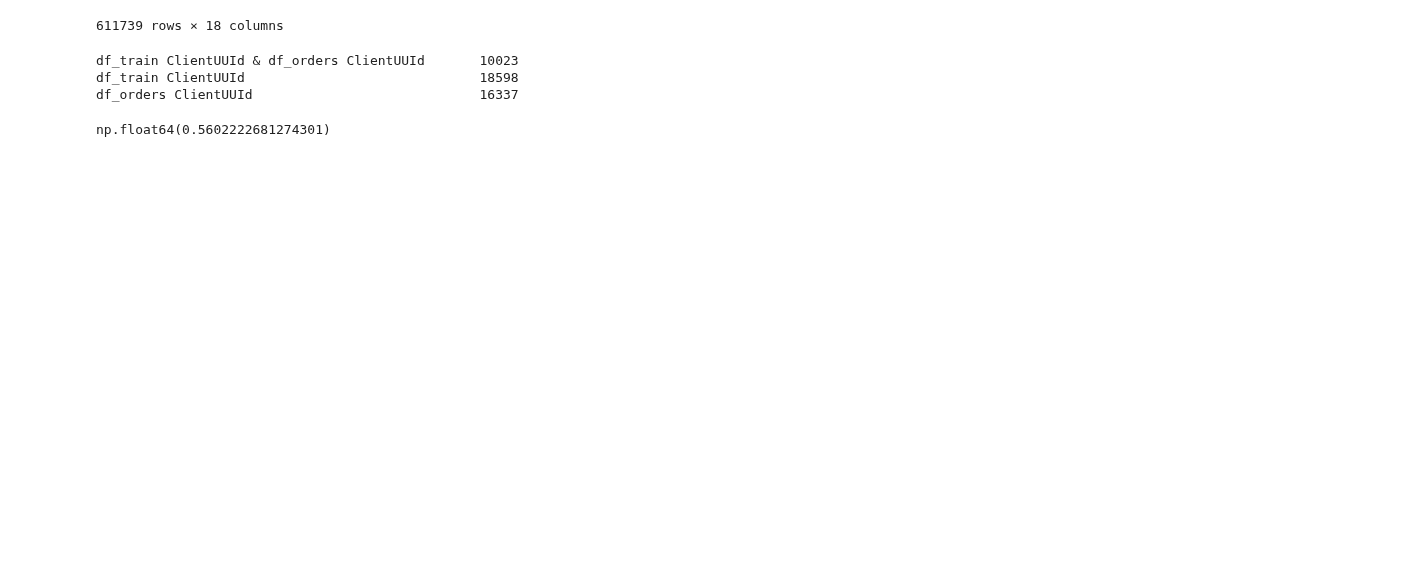
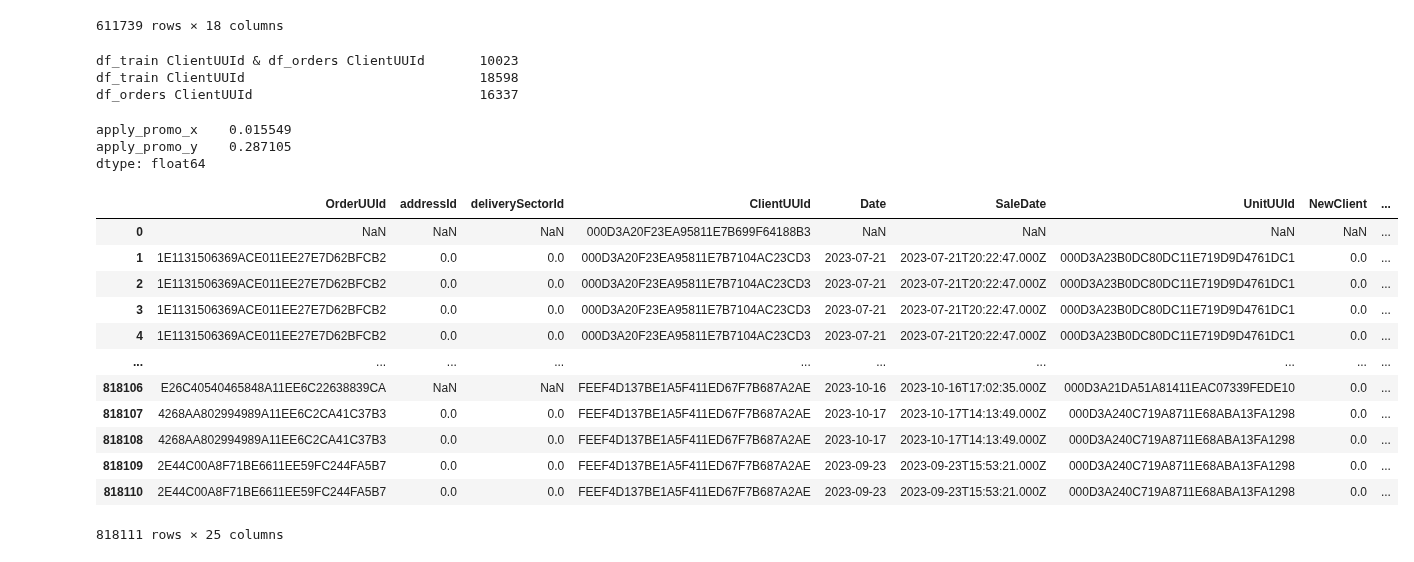
Before and after one commit to rufous86/studies, a Jupyter notebook: data_secrets_first_cup/first_look.ipynb, the cells around one changed output. Drawn from its saved outputs; the diff is of its cells as text; code cells hidden in the pictures; blank space fills up the shorter version.

Commit message:
add promo

```diff
--- a/data_secrets_first_cup/first_look.ipynb
+++ b/data_secrets_first_cup/first_look.ipynb
@@ -44,6 +44,22 @@ df_train ClientUUId                              18598
 df_orders ClientUUId                             16337
 # %%
 df_merge = pd.merge(df_orders, df_train, how='outer', on='ClientUUId')
-(df_merge['apply_promo_x'] == df_merge['apply_promo_y']).mean()
+print(df_merge[['apply_promo_x', 'apply_promo_y']].isna().mean())
+df_merge
 # %% [output]
-np.float64(0.5602222681274301)
+apply_promo_x    0.015549
+apply_promo_y    0.287105
+dtype: float64
+|  | OrderUUId | addressId | deliverySectorId | ClientUUId | Date | SaleDate | UnitUUId | NewClient | ... |
+| 0 | NaN | NaN | NaN | 000D3A20F23EA95811E7B699F64188B3 | NaN | NaN | NaN | NaN | ... |
+| 1 | 1E1131506369ACE011EE27E7D62BFCB2 | 0.0 | 0.0 | 000D3A20F23EA95811E7B7104AC23CD3 | 2023-07-21 | 2023-07-21T20:22:47.000Z | 000D3A23B0DC80DC11E719D9D4761DC1 | 0.0 | ... |
+| 2 | 1E1131506369ACE011EE27E7D62BFCB2 | 0.0 | 0.0 | 000D3A20F23EA95811E7B7104AC23CD3 | 2023-07-21 | 2023-07-21T20:22:47.000Z | 000D3A23B0DC80DC11E719D9D4761DC1 | 0.0 | ... |
+| 3 | 1E1131506369ACE011EE27E7D62BFCB2 | 0.0 | 0.0 | 000D3A20F23EA95811E7B7104AC23CD3 | 2023-07-21 | 2023-07-21T20:22:47.000Z | 000D3A23B0DC80DC11E719D9D4761DC1 | 0.0 | ... |
+| 4 | 1E1131506369ACE011EE27E7D62BFCB2 | 0.0 | 0.0 | 000D3A20F23EA95811E7B7104AC23CD3 | 2023-07-21 | 2023-07-21T20:22:47.000Z | 000D3A23B0DC80DC11E719D9D4761DC1 | 0.0 | ... |
+| ... | ... | ... | ... | ... | ... | ... | ... | ... | ... |
+| 818106 | E26C40540465848A11EE6C22638839CA | NaN | NaN | FEEF4D137BE1A5F411ED67F7B687A2AE | 2023-10-16 | 2023-10-16T17:02:35.000Z | 000D3A21DA51A81411EAC07339FEDE10 | 0.0 | ... |
+| 818107 | 4268AA802994989A11EE6C2CA41C37B3 | 0.0 | 0.0 | FEEF4D137BE1A5F411ED67F7B687A2AE | 2023-10-17 | 2023-10-17T14:13:49.000Z | 000D3A240C719A8711E68ABA13FA1298 | 0.0 | ... |
+| 818108 | 4268AA802994989A11EE6C2CA41C37B3 | 0.0 | 0.0 | FEEF4D137BE1A5F411ED67F7B687A2AE | 2023-10-17 | 2023-10-17T14:13:49.000Z | 000D3A240C719A8711E68ABA13FA1298 | 0.0 | ... |
+| 818109 | 2E44C00A8F71BE6611EE59FC244FA5B7 | 0.0 | 0.0 | FEEF4D137BE1A5F411ED67F7B687A2AE | 2023-09-23 | 2023-09-23T15:53:21.000Z | 000D3A240C719A8711E68ABA13FA1298 | 0.0 | ... |
+| 818110 | 2E44C00A8F71BE6611EE59FC244FA5B7 | 0.0 | 0.0 | FEEF4D137BE1A5F411ED67F7B687A2AE | 2023-09-23 | 2023-09-23T15:53:21.000Z | 000D3A240C719A8711E68ABA13FA1298 | 0.0 | ... |
+818111 rows × 25 columns
```
Also changed, not shown: parts of 4 cells of this notebook.
